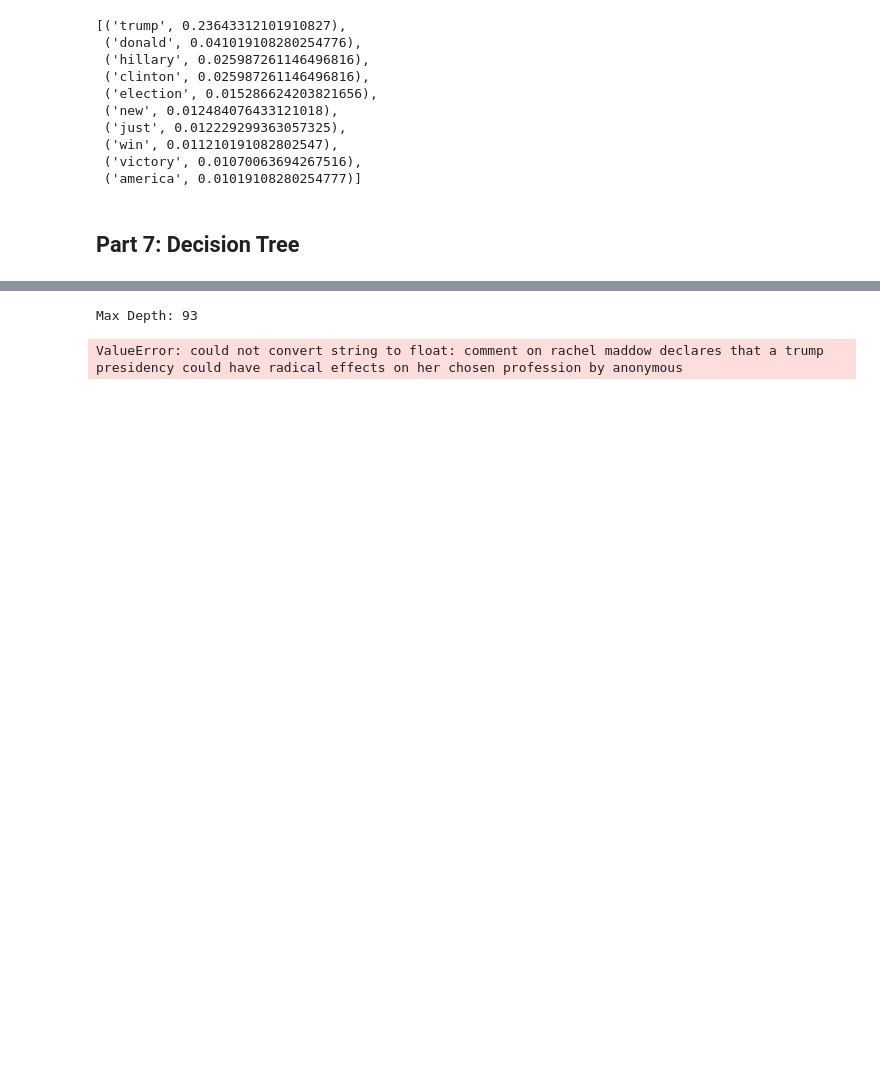
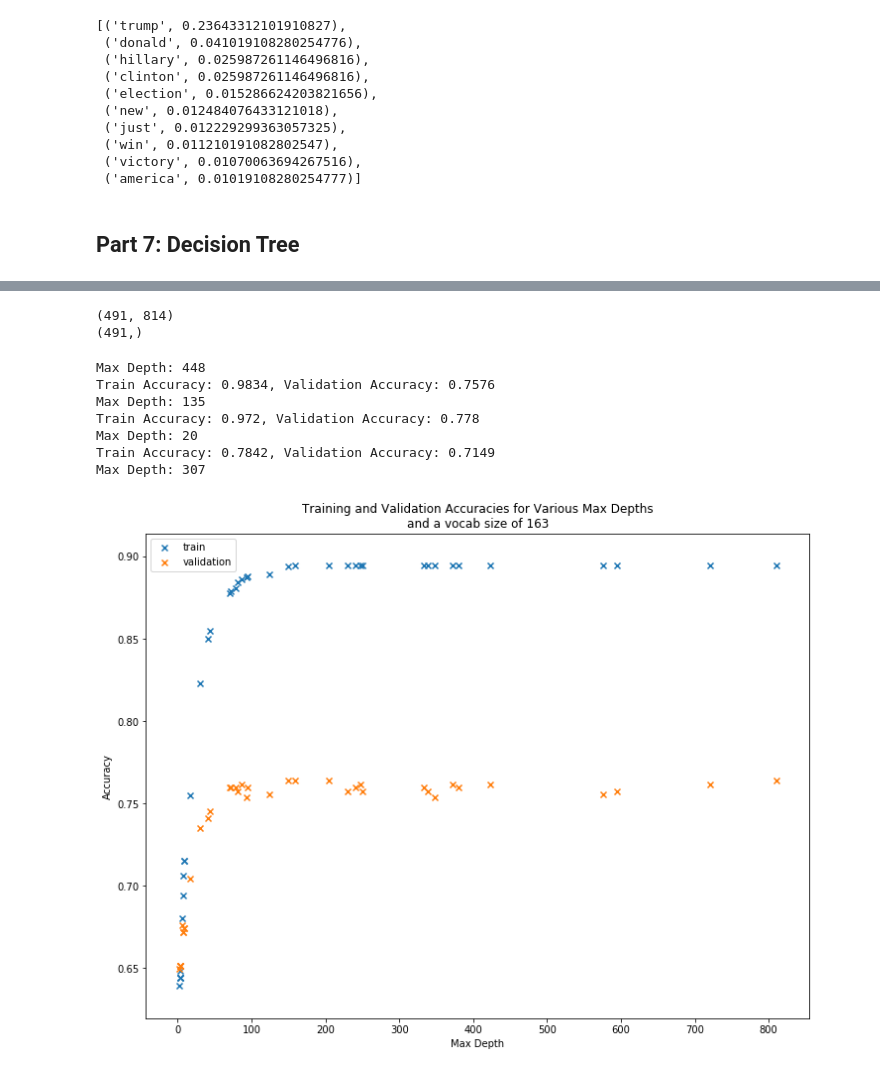
Before and after one commit to cdalizadeh/fake_news, a Jupyter notebook: CSC411_A3.ipynb, the cells around one changed output, grey strips where cells are left out. Cells and saved outputs as stored; diff of their text form; code cells hidden in the pictures; blank space fills up the shorter version.

Commit message:
graphed accuracies for various max_depths, part 7

```diff
--- a/CSC411_A3.ipynb
+++ b/CSC411_A3.ipynb
@@ -280,0 +289,3 @@ X_train =
+# %%
+important_vocab = list(set([word for word, _ in sorted_combined]))
+print(important_vocab)
@@ -281,21 +324,48 @@ X_train =
+# %%
+X_valid_fake = feature_extraction(fake_validation[0], important_vocab)
+X_valid_real = feature_extraction(real_validation[0], important_vocab)
+X_valid = np.row_stack((X_valid_fake, X_valid_real))
+
+y_valid_fake = np.zeros([len(fake_validation), 1])
+y_valid_real = np.ones([len(real_validation), 1])
+y_valid = np.row_stack((y_valid_fake, y_valid_real))
+
+
+valid = np.column_stack((X_valid, y_valid))
+np.random.seed(411)
+np.random.shuffle(train)
+X_valid = valid[:,:-1]
+y_valid = valid[:,-1]
+print X_valid.shape
+print y_valid.shape
+# %% [output]
+(491, 814)
+(491,)
 # %%
 all_depths = []
 train_accuracies = []
 valid_accuracies = []
 # %%
-max_depths = np.random.randint(low=1, high=100, size=10)
+max_depths = np.random.randint(low=1, high=500, size=10)
 for depth in max_depths:
     print "Max Depth: {}".format(depth)
     all_depths.append(depth)
 
     tree_clf = DecisionTreeClassifier(max_depth=depth)
-    tree_clf.fit(fake_train, real_train)
+    tree_clf.fit(X_train, y_train)
 
-    train_accuracy = tree_clf.score(fake_train, real_train)
-    valid_accuracy = tree_clf.score(fake_validation, real_validation)
+    train_accuracy = tree_clf.score(X_train, y_train)
+    valid_accuracy = tree_clf.score(X_valid, y_valid)
+
+    print "Train Accuracy: {:.4}, Validation Accuracy: {:.4}".format(train_accuracy, valid_accuracy)
 
     train_accuracies.append(train_accuracy)
     valid_accuracies.append(valid_accuracy)
 # %% [output]
-Max Depth: 93
+Max Depth: 448
+Train Accuracy: 0.9834, Validation Accuracy: 0.7576
+Max Depth: 135
+Train Accuracy: 0.972, Validation Accuracy: 0.778
+Max Depth: 20
+Train Accuracy: 0.7842, Validation Accuracy: 0.7149
+Max Depth: 307
-ValueError: could not convert string to float: comment on rachel maddow declares that a trump presidency could have radical effects on her chosen profession by anonymous
@@ -301,0 +375,16 @@ ValueError: could not convert string to float: comment on rachel maddow declares
+# %%
+def plot_accuracies(depths, vocab_size, **accuracies):
+    plt.figure(figsize=(12,9))
+    plt.title("Training and Validation Accuracies for Various Max Depths\nand a vocab size of {}".format(vocab_size))
+    plt.xlabel("Max Depth")
+    plt.ylabel("Accuracy")
+    for dataset, accuracy in accuracies.items():
+        plt.scatter(depths, accuracy, label=dataset, marker='x')
+    plt.legend()
+    plt.savefig("./figures/accuracies_vocab_size_{}.png".format(vocab_size), dpi=300, bbox_inches='tight')
+# %%
+vocab_size = len(important_vocab)
+accuracies = {'train': train_accuracies, "validation": valid_accuracies}
+plot_accuracies(all_depths, vocab_size, **accuracies)
+# %% [output]
+[figure, added]
```
Also changed, not shown: parts of 10 cells of this notebook, 4 other files.
